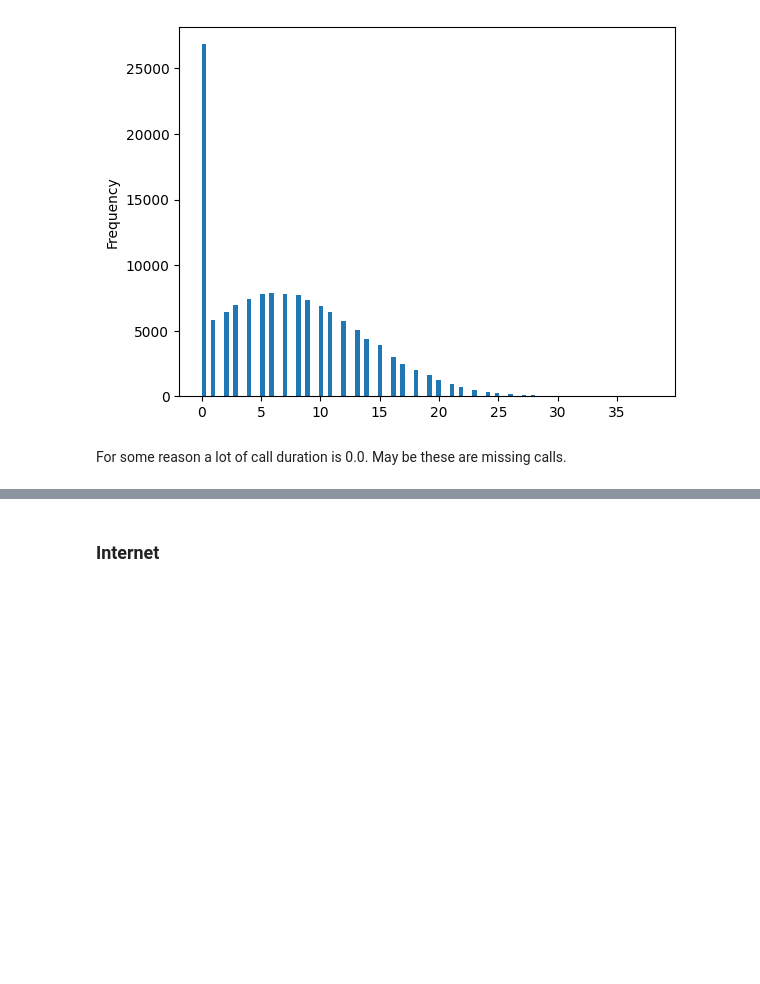
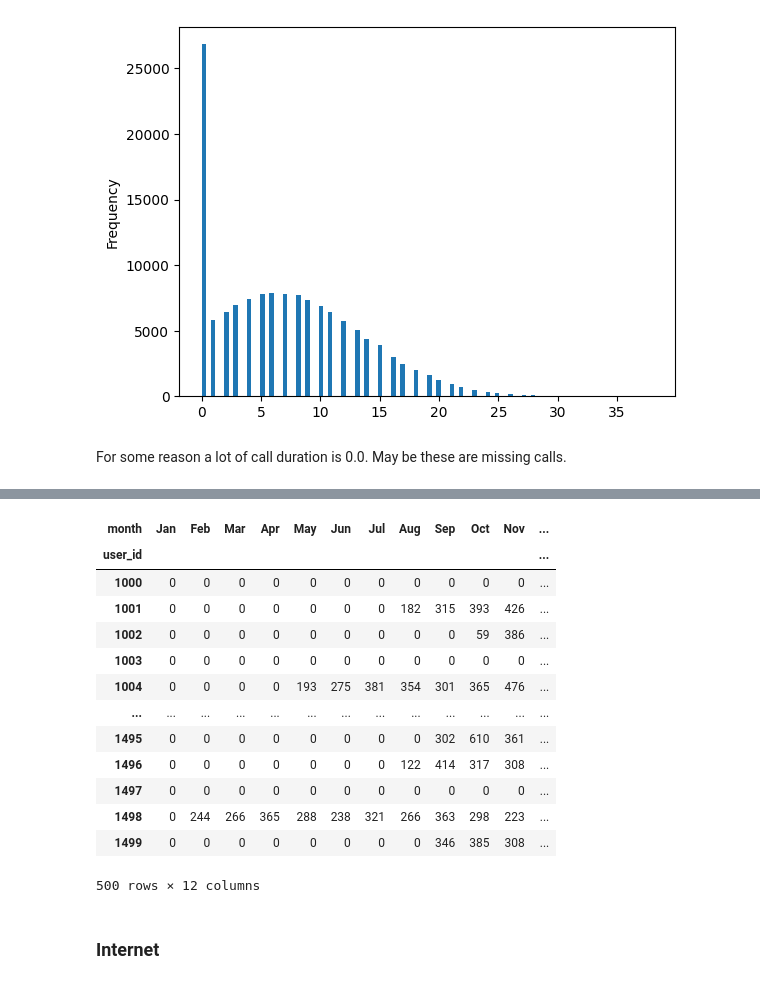
Before and after one commit to makstheimba/data-science-project-3, a Jupyter notebook: main.ipynb, the cells around one changed output, grey strips where cells are left out. Saved outputs shown, nothing was run; the diff lists cells and outputs as text; code cells hidden in the pictures; blank space fills up the shorter version.

```diff
--- a/main.ipynb
+++ b/main.ipynb
@@ -76,3 +71,24 @@ calls_by_user
+# %%
+duration_of_calls_by_user_per_month = calls_df.pivot_table(index='user_id', columns=['month'], values='duration', aggfunc='sum', fill_value=0)
+duration_of_calls_by_user_per_month = duration_of_calls_by_user_per_month.reindex(users_df['user_id'].unique(), fill_value=0)
+
+duration_of_calls_by_user_per_month.columns = pd.to_datetime(duration_of_calls_by_user_per_month.columns, format='%m').strftime('%b')
+duration_of_calls_by_user_per_month
+# %% [output]
+| month | Jan | Feb | Mar | Apr | May | Jun | Jul | Aug | Sep | Oct | Nov | ... |
+| user_id |  |  |  |  |  |  |  |  |  |  |  | ... |
+| 1000 | 0 | 0 | 0 | 0 | 0 | 0 | 0 | 0 | 0 | 0 | 0 | ... |
+| 1001 | 0 | 0 | 0 | 0 | 0 | 0 | 0 | 182 | 315 | 393 | 426 | ... |
+| 1002 | 0 | 0 | 0 | 0 | 0 | 0 | 0 | 0 | 0 | 59 | 386 | ... |
+| 1003 | 0 | 0 | 0 | 0 | 0 | 0 | 0 | 0 | 0 | 0 | 0 | ... |
+| 1004 | 0 | 0 | 0 | 0 | 193 | 275 | 381 | 354 | 301 | 365 | 476 | ... |
+| ... | ... | ... | ... | ... | ... | ... | ... | ... | ... | ... | ... | ... |
+| 1495 | 0 | 0 | 0 | 0 | 0 | 0 | 0 | 0 | 302 | 610 | 361 | ... |
+| 1496 | 0 | 0 | 0 | 0 | 0 | 0 | 0 | 122 | 414 | 317 | 308 | ... |
+| 1497 | 0 | 0 | 0 | 0 | 0 | 0 | 0 | 0 | 0 | 0 | 0 | ... |
+| 1498 | 0 | 244 | 266 | 365 | 288 | 238 | 321 | 266 | 363 | 298 | 223 | ... |
+| 1499 | 0 | 0 | 0 | 0 | 0 | 0 | 0 | 0 | 346 | 385 | 308 | ... |
+500 rows × 12 columns
 # %% [markdown]
 ### Internet
 # %%
```
Also changed, not shown: parts of 10 cells of this notebook.
